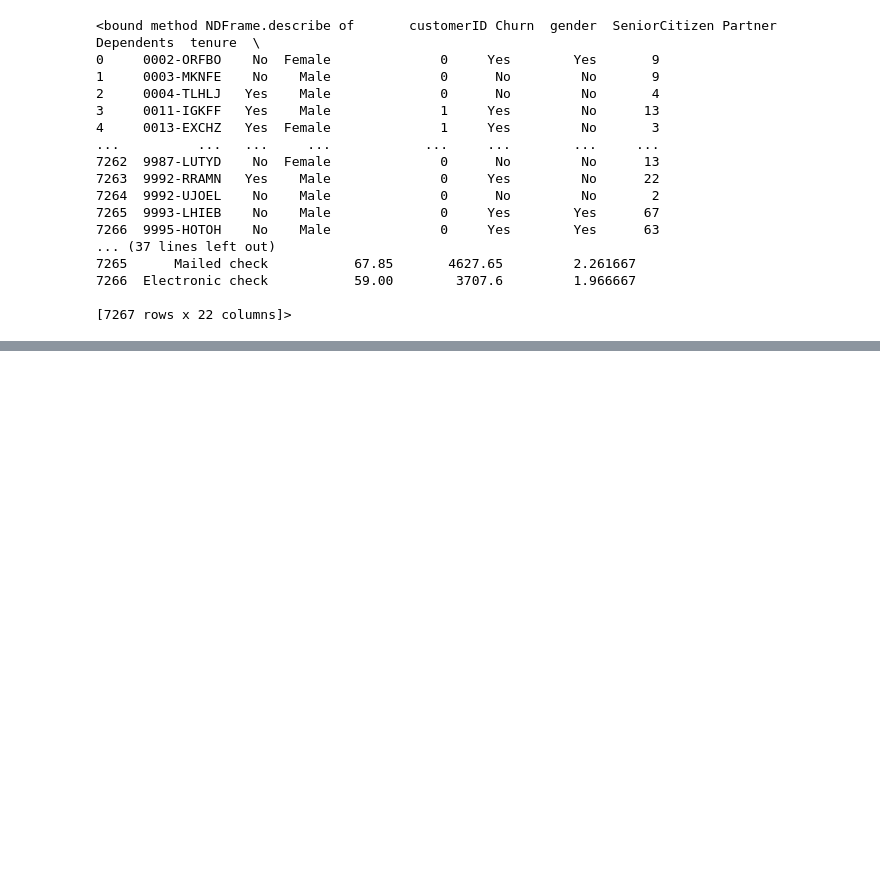
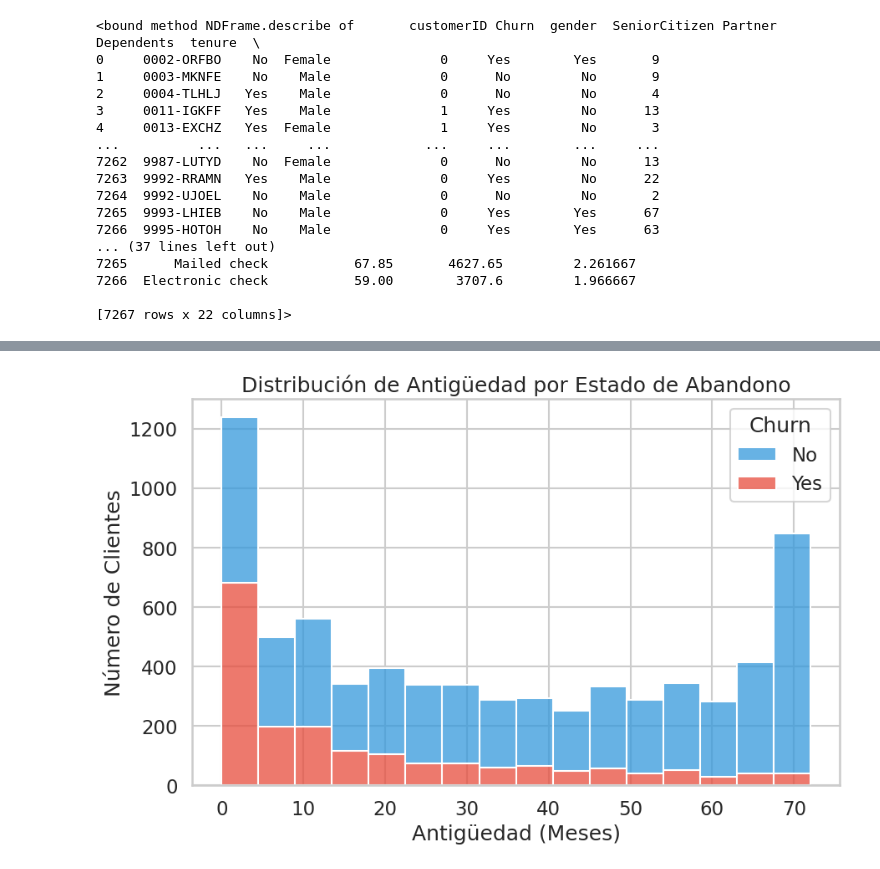
Before and after one commit to PJJT06/Challenge_TelecomX_1, a Jupyter notebook: Challenge_TelecomX_2.ipynb, the cells around one changed output, grey strips where cells are left out. Saved outputs shown, nothing was run; the diff lists cells and outputs as text; code cells hidden in the pictures; blank space fills up the shorter version.

```diff
--- a/Challenge_TelecomX_2.ipynb
+++ b/Challenge_TelecomX_2.ipynb
@@ -158,0 +211,4 @@ df_final.describe()
+# %%
+df_final = df_final[~df_final["Churn"].isin(["",' '])]
+
+df_final
@@ -158,0 +258,17 @@ df_final.describe()
+# %%
+
+sns.set_style('whitegrid')
+sns.set_context('talk')
+
+# Paleta de colores personalizada en español
+paleta_personalizada = {'No': '#3498db', 'Yes': '#e74c3c'}
+sns.set_palette(list(paleta_personalizada.values()))
+# %%
+plt.figure(figsize=(10, 6))
+sns.histplot(data=df_final, x='tenure', hue='Churn', multiple='stack', palette=paleta_personalizada)
+plt.title('Distribución de Antigüedad por Estado de Abandono')
+plt.xlabel('Antigüedad (Meses)')
+plt.ylabel('Número de Clientes')
+plt.show()
+# %% [output]
+[figure, added]
```
Also changed, not shown: parts of 20 cells of this notebook.
